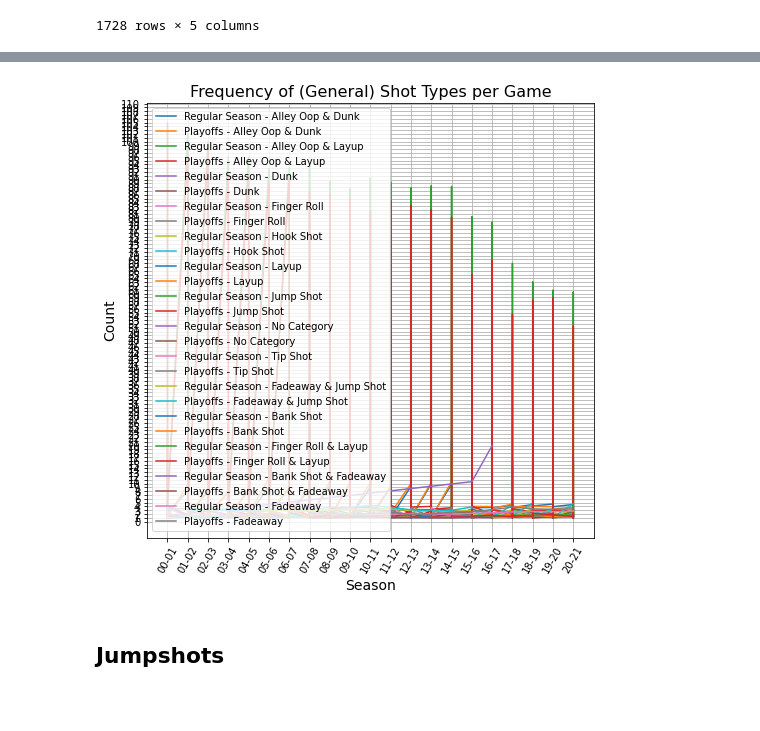
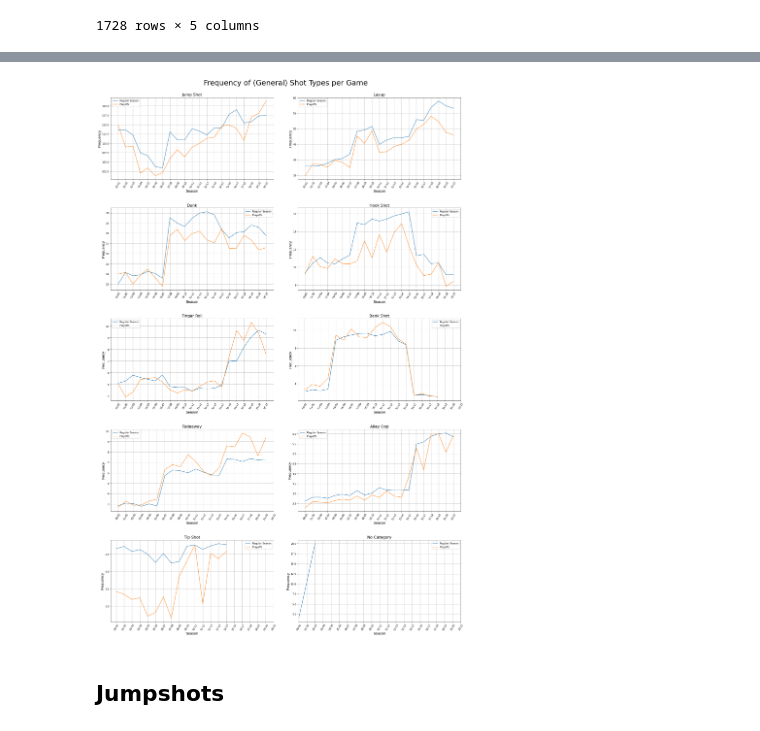
Before and after one commit to kmcsquared/TFM, a Jupyter notebook: shots.ipynb, the cells around one changed output, grey strips where cells are left out. Saved outputs shown, nothing was run; the diff lists cells and outputs as text; code cells hidden in the pictures; blank space fills up the shorter version.

Commit message:
Added subplots for action types

```diff
--- a/shots.ipynb
+++ b/shots.ipynb
@@ -691,0 +730,4 @@ Alley Oop & Dunk / Alley Oop & Layup / Bank Shot / Bank Shot & Fadeaway / Dunk /
+# %%
+# Sum across categories
+shot_categories = action_types.groupby(['SEASON ID', 'SEASON STAGE', 'SHOT CATEGORY']).sum().reset_index()
+shot_categories
@@ -692,36 +748,57 @@ Alley Oop & Dunk / Alley Oop & Layup / Bank Shot / Bank Shot & Fadeaway / Dunk /
 # %%
-# TO-DO: Dynamically draw subplots
+import warnings
+warnings.filterwarnings('ignore')
+
+# Dynamically draw subplots
 # https://stackoverflow.com/questions/12319796/dynamically-add-create-subplots-in-matplotlib
-
 num_subplots = len(action_types['SHOT CATEGORY'].unique())
 num_cols = 2
 num_rows = (num_subplots // num_cols) + (num_subplots % num_cols)
 position = range(1, num_subplots+1) # Create position index
 
 
 # Plot shot categories
-plt.figure(figsize=(8,8))
-plt.title('Frequency of (General) Shot Types per Game', fontsize=16)
-plt.xlabel('Season', fontsize=14)
-plt.ylabel('Count', fontsize=14)
+fig = plt.figure(figsize=(25,50))
+plt.axis('off')
+plt.title('Frequency of (General) Shot Types per Game', fontsize=30, pad=50)
 
-for category in action_types['SHOT CATEGORY'].unique():
-    for season_stage in action_types['SEASON STAGE'].unique():
-        plt.plot(
+# Get most frequent categories
+top_shot_categories = shot_categories.groupby('SHOT CATEGORY').sum().sort_values('PER GAME', ascending=False).reset_index()
+# Plot from most to least frequent
+k = 0
+for category in top_shot_categories['SHOT CATEGORY'].unique():
+    ax = fig.add_subplot(num_rows, num_cols, position[k])
+    ax.set_title(category, fontsize=16)
+
+    k += 1 # Update position index
+    for season_stage in ['Regular Season', 'Playoffs']:
+        ax.plot(
             'SEASON ID', 'PER GAME',
-            data=action_types[action_types['SHOT CATEGORY'] == category][action_types['SEASON STAGE'] == season_stage],
-            label='{} - {}'.format(season_stage, category)
+            data=shot_categories[shot_categories['SHOT CATEGORY'] == category][shot_categories['SEASON STAGE'] == season_stage],
+            label=season_stage
         )
 
-x_labels = [season[2:] for season in action_types['SEASON ID'].unique()]
-plt.xticks(np.arange(0, 21), labels=x_labels)
-plt.yticks(np.arange(0, plt.ylim()[1]))
-plt.tick_params(axis='x', which='major', labelsize=10, rotation=60)
-plt.legend()
-plt.grid(True)
+        plt.xlabel('Season', fontsize=14)
+        plt.ylabel('Frequency', fontsize=14)
+
+        x_labels = [season[2:] for season in shot_categories['SEASON ID'].unique()]
+        plt.xticks(np.arange(0, 21), labels=x_labels)
+        ax.tick_params(axis='x', which='major', labelsize=10, rotation=60)
+
+        ax.legend()
+        ax.grid(True)
+
+plt.subplots_adjust(left=0.1,
+                    bottom=0.3,
+                    right=0.9,
+                    top=0.9,
+                    wspace=0.15,
+                    hspace=0.35)
+
+# plt.tight_layout()
 plt.show()
 # %% [output]
-[figure, old version]
+[figure, new version]
 # %% [markdown]
 ## Jumpshots
 # %%
```
Also changed, not shown: parts of 11 cells of this notebook.
